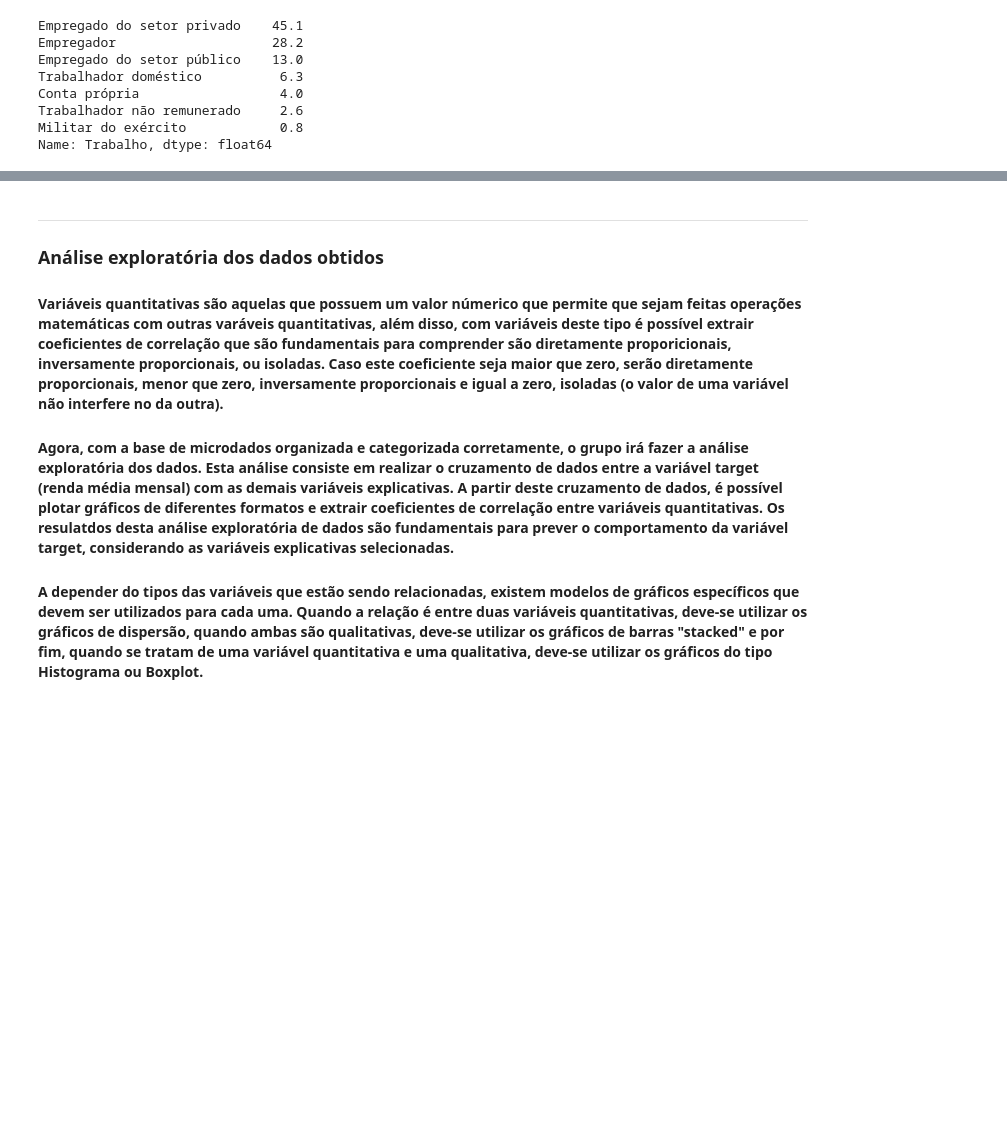
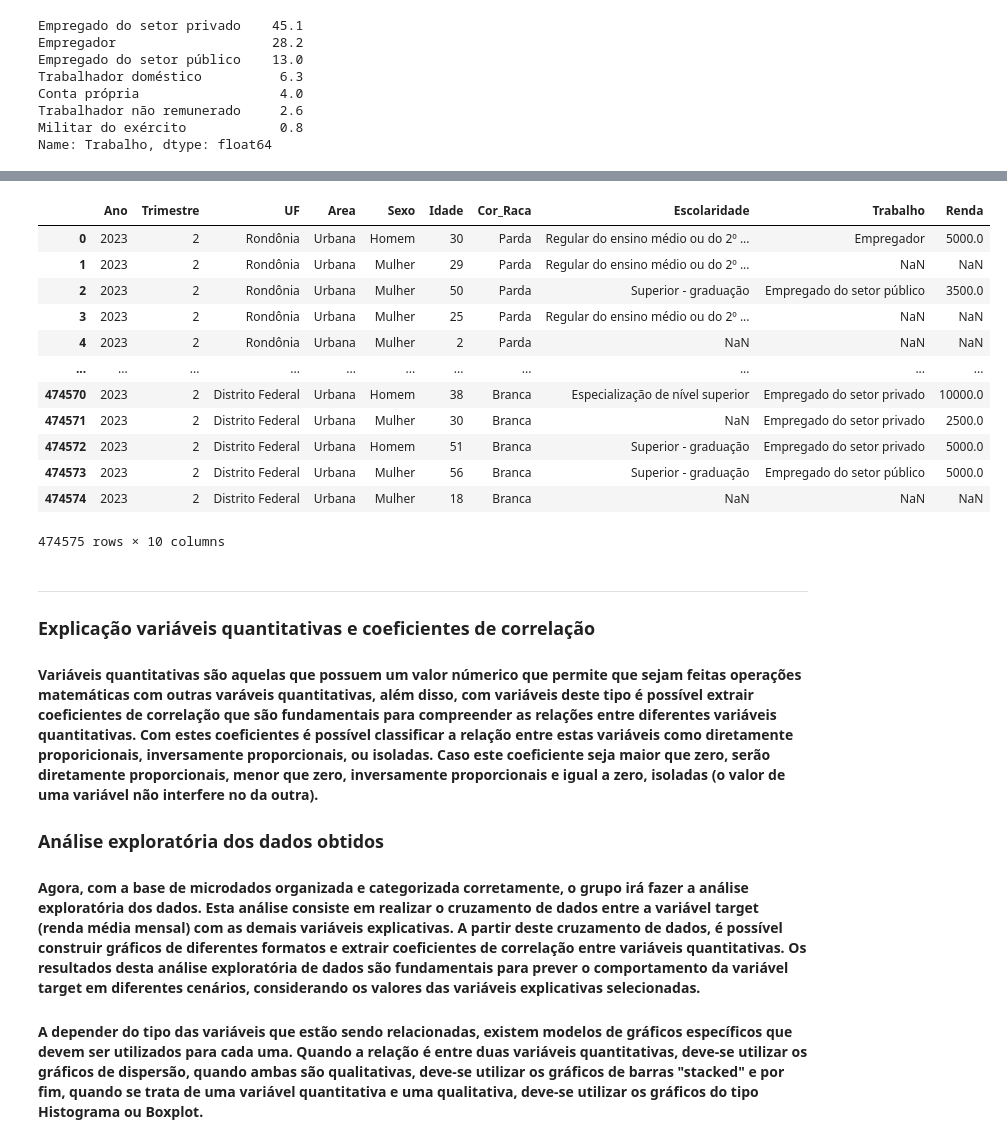
Before and after one commit to guilhermenakama/C_DADOS_PROJETO3, a Jupyter notebook: Introducao.ipynb, the cells around one changed output, grey strips where cells are left out. Cells and saved outputs as stored; diff of their text form; code cells hidden in the pictures; blank space fills up the shorter version.

```diff
--- a/Introducao.ipynb
+++ b/Introducao.ipynb
@@ -273,10 +285,29 @@ Name: Trabalho, dtype: float64
+# %%
+pnad23_2_small
+# %% [output]
+|  | Ano | Trimestre | UF | Area | Sexo | Idade | Cor_Raca | Escolaridade | Trabalho | Renda |
+| 0 | 2023 | 2 | Rondônia | Urbana | Homem | 30 | Parda | Regular do ensino médio ou do 2º ... | Empregador | 5000.0 |
+| 1 | 2023 | 2 | Rondônia | Urbana | Mulher | 29 | Parda | Regular do ensino médio ou do 2º ... | NaN | NaN |
+| 2 | 2023 | 2 | Rondônia | Urbana | Mulher | 50 | Parda | Superior - graduação | Empregado do setor público | 3500.0 |
+| 3 | 2023 | 2 | Rondônia | Urbana | Mulher | 25 | Parda | Regular do ensino médio ou do 2º ... | NaN | NaN |
+| 4 | 2023 | 2 | Rondônia | Urbana | Mulher | 2 | Parda | NaN | NaN | NaN |
+| ... | ... | ... | ... | ... | ... | ... | ... | ... | ... | ... |
+| 474570 | 2023 | 2 | Distrito Federal | Urbana | Homem | 38 | Branca | Especialização de nível superior | Empregado do setor privado | 10000.0 |
+| 474571 | 2023 | 2 | Distrito Federal | Urbana | Mulher | 30 | Branca | NaN | Empregado do setor privado | 2500.0 |
+| 474572 | 2023 | 2 | Distrito Federal | Urbana | Homem | 51 | Branca | Superior - graduação | Empregado do setor privado | 5000.0 |
+| 474573 | 2023 | 2 | Distrito Federal | Urbana | Mulher | 56 | Branca | Superior - graduação | Empregado do setor público | 5000.0 |
+| 474574 | 2023 | 2 | Distrito Federal | Urbana | Mulher | 18 | Branca | NaN | NaN | NaN |
+474575 rows × 10 columns
 # %% [markdown]
 ___
 
+### Explicação variáveis quantitativas e coeficientes de correlação
+
+
+#### Variáveis quantitativas são aquelas que possuem um valor númerico que permite que sejam feitas operações matemáticas com outras varáveis quantitativas, além disso, com variáveis deste tipo é possível extrair coeficientes de correlação que são fundamentais para compreender as relações entre diferentes variáveis quantitativas. Com estes coeficientes é possível classificar a relação entre estas variáveis como diretamente proporicionais, inversamente proporcionais, ou isoladas. Caso este coeficiente seja maior que zero, serão diretamente proporcionais, menor que zero, inversamente proporcionais e igual a zero, isoladas (o valor de uma variável não interfere no da outra).
+
 ### Análise exploratória dos dados obtidos
 
-#### Variáveis quantitativas são aquelas que possuem um valor númerico que permite que sejam feitas operações matemáticas com outras varáveis quantitativas, além disso, com variáveis deste tipo é possível extrair coeficientes de correlação que são fundamentais para comprender são diretamente proporicionais, inversamente proporcionais, ou isoladas. Caso este coeficiente seja maior que zero, serão diretamente proporcionais, menor que zero, inversamente proporcionais e igual a zero, isoladas (o valor de uma variável não interfere no da outra).
+#### Agora, com a base de microdados organizada e categorizada corretamente, o grupo irá fazer a análise exploratória dos dados. Esta análise consiste em realizar o cruzamento de dados entre a variável target (renda média mensal) com as demais variáveis explicativas. A partir deste cruzamento de dados, é possível construir gráficos de diferentes formatos e extrair coeficientes de correlação entre variáveis quantitativas. Os resultados desta análise exploratória de dados são fundamentais para prever o comportamento da variável target em diferentes cenários, considerando os valores das variáveis explicativas selecionadas.
 
-#### Agora, com a base de microdados organizada e categorizada corretamente, o grupo irá fazer a análise exploratória dos dados. Esta análise consiste em realizar o cruzamento de dados entre a variável target (renda média mensal) com as demais variáveis explicativas. A partir deste cruzamento de dados, é possível plotar gráficos de diferentes formatos e extrair coeficientes de correlação entre variáveis quantitativas. Os resulatdos desta análise exploratória de dados são fundamentais para prever o comportamento da variável target, considerando as variáveis explicativas selecionadas.
-
-#### A depender do tipos das variáveis que estão sendo relacionadas, existem modelos de gráficos específicos que devem ser utilizados para cada uma. Quando a relação é entre duas variáveis quantitativas, deve-se utilizar os gráficos de dispersão, quando ambas são qualitativas, deve-se utilizar os gráficos de barras "stacked" e por fim, quando se tratam de uma variável quantitativa e uma qualitativa, deve-se utilizar os gráficos do tipo Histograma ou Boxplot.
+#### A depender do tipo das variáveis que estão sendo relacionadas, existem modelos de gráficos específicos que devem ser utilizados para cada uma. Quando a relação é entre duas variáveis quantitativas, deve-se utilizar os gráficos de dispersão, quando ambas são qualitativas, deve-se utilizar os gráficos de barras "stacked" e por fim, quando se trata de uma variável quantitativa e uma qualitativa, deve-se utilizar os gráficos do tipo Histograma ou Boxplot.
```
Also changed, not shown: parts of 8 cells of this notebook.
